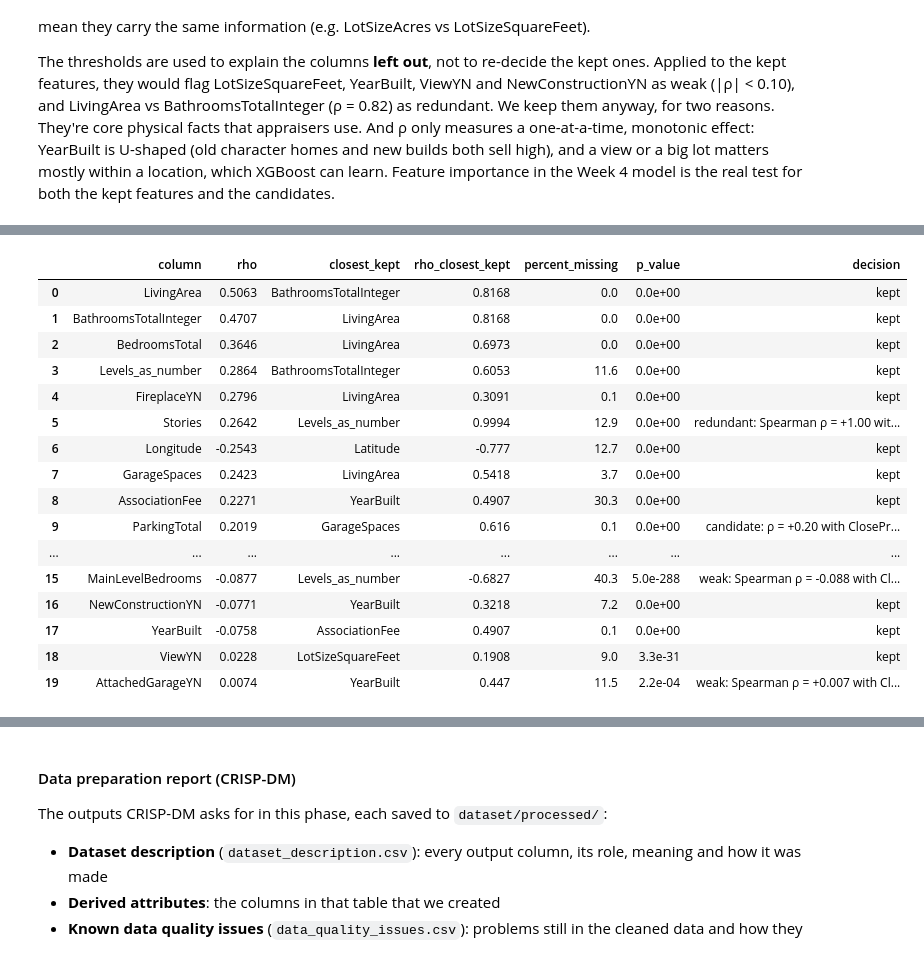
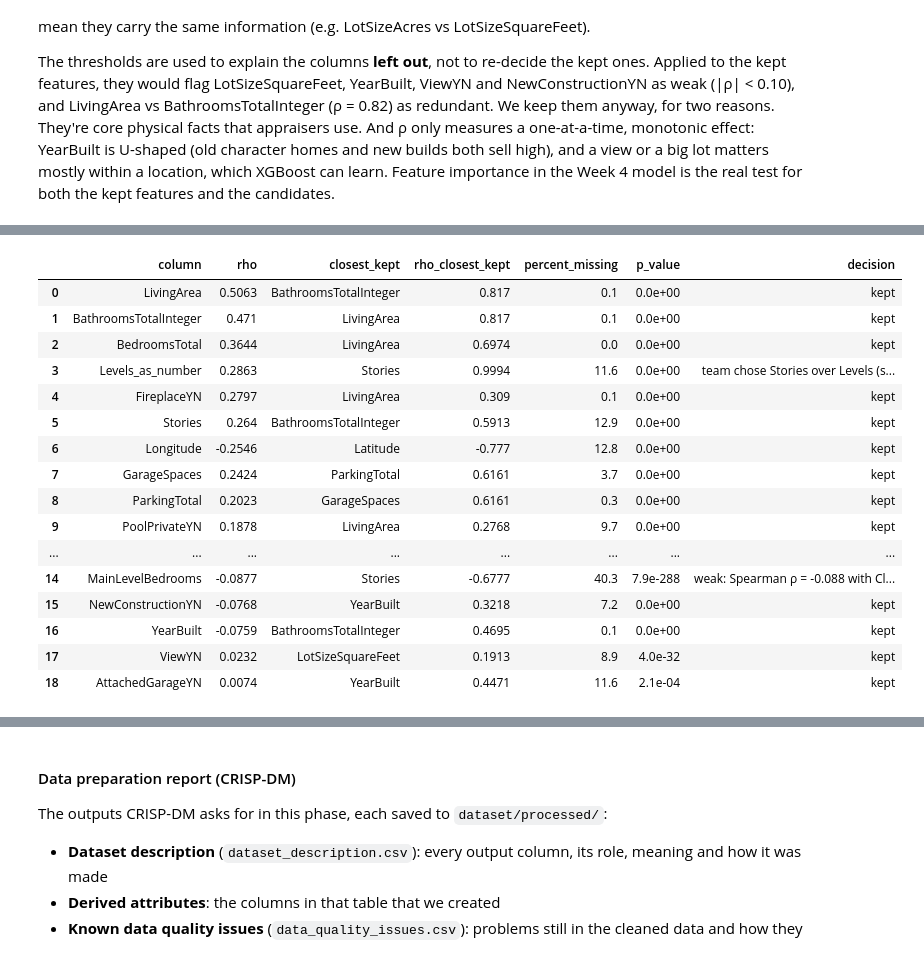
Before and after one commit to eemilycchen/IDX-Exchange-Data-Science, a Jupyter notebook: 02_preprocessing.ipynb, the cells around one changed output, grey strips where cells are left out. Drawn from its saved outputs; the diff is of its cells as text; code cells hidden in the pictures.

```diff
--- a/02_preprocessing.ipynb
+++ b/02_preprocessing.ipynb
@@ -105,7 +114,7 @@ def drop_columns(df, keep, split, step, reason_for):
 def load_months(months, split):
     dfs = []
     for m in months:
-        d = pd.read_csv(files[m], low_memory=False)
+        d = pd.read_csv(files[m], low_memory=False, dtype={"PostalCode": str})
         # schema drift: record which columns this file doesn't have
         missing = [c for c in ALL_COLUMNS if c not in d.columns]
         schema_log.append({"split": split, "month": m, "file": os.path.basename(files[m]),
@@ -426,22 +473,25 @@ CRISP-DM asks for correlation or significance checks when deciding which columns
 - **Categorical columns:** ε², the share of the variance in price *rank* that the categories explain (the Kruskal-Wallis effect size). It's adjusted for the number of categories, so 11k subdivisions aren't rewarded just for being many. Location is already in the model, so the deciding number is how much a column explains **beyond PostalCode**.
 - With ~285k rows nearly every p-value is tiny, so p only tells us an effect isn't zero. Decisions use the effect size, with the thresholds below.
 # %%
-WEAK_RHO = 0.10             # |ρ| with ClosePrice below this -> too weak to add
-REDUNDANT_RHO = 0.80        # |ρ| with a kept feature at or above this -> same information
-MIN_GAIN_BEYOND_ZIP = 0.02  # ε² beyond PostalCode below this -> location already covers it
+# Does this column relate to price? low means it has too little signal to add
+WEAK_RHO = 0.10
+# A copy of a column we already keep?
+REDUNDANT_RHO = 0.80
+# Does it tell us anything IP code doesn't?
+MIN_GAIN_BEYOND_ZIP = 0.02
 
 # Columns outside MODEL_FEATURES that get evidence (the not_selected ones, plus the redundant lot sizes)
-NUMERIC_CANDIDATES = ["Stories", "ParkingTotal", "MainLevelBedrooms", "AttachedGarageYN", "LotSizeAcres", "LotSizeArea"]
+NUMERIC_CANDIDATES = ["Levels_as_number", "MainLevelBedrooms", "LotSizeAcres", "LotSizeArea"]
 CATEGORICAL_CANDIDATES = ["HighSchoolDistrict", "HighSchool", "MiddleOrJuniorSchool", "ElementarySchool",
-                          "MLSAreaMajor", "Flooring", "SubdivisionName"]
-CATEGORICAL_KEPT = ["City", "CountyOrParish", "PostalCode", "Levels"]
+                          "MLSAreaMajor", "Flooring", "SubdivisionName", "Levels"]
+CATEGORICAL_KEPT = ["City", "CountyOrParish", "PostalCode"]
 # evidence only: Levels as a number, so it can be compared with Stories in the heatmap
 LEVELS_AS_NUMBER = {"One": 1, "Two": 2, "ThreeOrMore": 3}
 
 
 def numeric_kept(train):
-    # kept numeric features that exist before step 4 (HasHOA is made there)
-    return [c for c in MODEL_FEATURES if c not in CATEGORICAL_KEPT and c in train] + ["Levels_as_number"]
+    # kept numeric features that exist in the raw train data
+    return [c for c in MODEL_FEATURES if c not in CATEGORICAL_KEPT and c in train]
 
 
 def rank_epsilon2(values, groups, total_ss):
@@ -452,9 +502,10 @@ def rank_epsilon2(values, groups, total_ss):
     return float((ssb - (k - 1) * msw) / total_ss)
 
 
+# this is used in spearman correlation heat map
 def field_evidence(train):
     df = train.copy()
-    for c in YN_COLS + ["AttachedGarageYN"]:
+    for c in YN_COLS:
         df[c] = df[c].map({True: 1, False: 0, "True": 1, "False": 0})  # keep NaN as NaN
     df["Levels_as_number"] = df["Levels"].map(LEVELS_AS_NUMBER)
     kept = numeric_kept(df)
@@ -490,9 +541,8 @@ def field_evidence(train):
     # to_json writes missing pairs as null, so params.json stays valid JSON
     return {"spearman": json.loads(corr.round(4).to_json()), "columns": columns}
 
-
+ # The reason a column was left out, from its field_evidence numbers and the thresholds above
 def selection_reason(ev):
-    # The reason a column was left out, from its field_evidence numbers and the thresholds above
     miss = f"{ev['percent_missing']}% missing in train"
     if ev["kind"] == "numeric":
         if abs(ev["rho_closest_kept"]) >= REDUNDANT_RHO:
@@ -527,8 +577,8 @@ stage = drop_reported_later(stage)  # before fit_params, so train values don't i
 
 params = fit_params(stage["train"])  # TRAIN ONLY
 params["cleaning_rules"] = {
-    "min_sqft_per_bedroom": MIN_SQFT_PER_BEDROOM,
-    "max_baths_per_bedroom": MAX_BATHS_PER_BEDROOM,
+    # min_sqft_per_bedroom / max_baths_per_bedroom: on hold until 10/31/2026, not applied
+    "valid_ranges": {c: list(r) for c, r in VALID_RANGES.items()},
 }
 params["data_snapshot"] = {
     "files": {m: os.path.basename(files[m]) for m in [*TRAIN_MONTHS, VAL_MONTH, TEST_MONTH]},
@@ -538,12 +588,12 @@ params["data_snapshot"] = {
 params["field_evidence"] = field_evidence(stage["train"])  # TRAIN ONLY, before outliers/imputation
 with open(os.path.join(OUT_DIR, "params.json"), "w") as f:
     json.dump(params, f, indent=2)
-print({k: v for k, v in params.items() if k not in ("city_centroid", "column_profile", "field_evidence")})
+print({k: v for k, v in params.items() if k not in ("column_profile", "field_evidence")})
 
 clean = {}
 for split, df in stage.items():
     df = remove_outliers(df, params, split)
-    df = fill_missing(df, params, split)
+    df = add_missing_flags(df, split)
     clean[split] = finalize(df, params, split)
 
 {k: v.shape for k, v in clean.items()}
@@ -667,33 +710,33 @@ plt.show()
 # %%
 # One row per evidence column: the numbers, and the decision drop_reason made from them
-kept_cols = set(MODEL_FEATURES) | {"Levels_as_number"}
+kept_cols = set(MODEL_FEATURES)
 evidence = (pd.DataFrame(params["field_evidence"]["columns"]).T
               .assign(decision=lambda t: [
                   "kept" if c in kept_cols else drop_reason(c, params)[1] for c in t.index])
               .rename_axis("column").reset_index())
 evidence["p_value"] = evidence["p_value"].map("{:.1e}".format)
 evidence.to_csv(os.path.join(OUT_DIR, "field_selection_evidence.csv"), index=False)
 show = ["column", "percent_missing", "p_value", "decision"]
 display(evidence.loc[evidence["kind"] == "numeric", ["column", "rho", "closest_kept", "rho_closest_kept"] + show[1:]]
                 .sort_values("rho", key=abs, ascending=False, ignore_index=True))
 display(evidence.loc[evidence["kind"] == "categorical", ["column", "n_levels", "eps2", "eps2_beyond_zip"] + show[1:]]
                 .sort_values("eps2", ascending=False, ignore_index=True))
 # %% [output]
 |  | column | rho | closest_kept | rho_closest_kept | percent_missing | p_value | decision |
-| 0 | LivingArea | 0.5063 | BathroomsTotalInteger | 0.8168 | 0.0 | 0.0e+00 | kept |
-| 1 | BathroomsTotalInteger | 0.4707 | LivingArea | 0.8168 | 0.0 | 0.0e+00 | kept |
-| 2 | BedroomsTotal | 0.3646 | LivingArea | 0.6973 | 0.0 | 0.0e+00 | kept |
-| 3 | Levels_as_number | 0.2864 | BathroomsTotalInteger | 0.6053 | 11.6 | 0.0e+00 | kept |
-| 4 | FireplaceYN | 0.2796 | LivingArea | 0.3091 | 0.1 | 0.0e+00 | kept |
-| 5 | Stories | 0.2642 | Levels_as_number | 0.9994 | 12.9 | 0.0e+00 | redundant: Spearman ρ = +1.00 wit... |
-| 6 | Longitude | -0.2543 | Latitude | -0.777 | 12.7 | 0.0e+00 | kept |
-| 7 | GarageSpaces | 0.2423 | LivingArea | 0.5418 | 3.7 | 0.0e+00 | kept |
-| 8 | AssociationFee | 0.2271 | YearBuilt | 0.4907 | 30.3 | 0.0e+00 | kept |
-| 9 | ParkingTotal | 0.2019 | GarageSpaces | 0.616 | 0.1 | 0.0e+00 | candidate: ρ = +0.20 with ClosePr... |
+| 0 | LivingArea | 0.5063 | BathroomsTotalInteger | 0.817 | 0.1 | 0.0e+00 | kept |
+| 1 | BathroomsTotalInteger | 0.471 | LivingArea | 0.817 | 0.1 | 0.0e+00 | kept |
+| 2 | BedroomsTotal | 0.3644 | LivingArea | 0.6974 | 0.0 | 0.0e+00 | kept |
+| 3 | Levels_as_number | 0.2863 | Stories | 0.9994 | 11.6 | 0.0e+00 | team chose Stories over Levels (s... |
+| 4 | FireplaceYN | 0.2797 | LivingArea | 0.309 | 0.1 | 0.0e+00 | kept |
+| 5 | Stories | 0.264 | BathroomsTotalInteger | 0.5913 | 12.9 | 0.0e+00 | kept |
+| 6 | Longitude | -0.2546 | Latitude | -0.777 | 12.8 | 0.0e+00 | kept |
+| 7 | GarageSpaces | 0.2424 | ParkingTotal | 0.6161 | 3.7 | 0.0e+00 | kept |
+| 8 | ParkingTotal | 0.2023 | GarageSpaces | 0.6161 | 0.3 | 0.0e+00 | kept |
+| 9 | PoolPrivateYN | 0.1878 | LivingArea | 0.2768 | 9.7 | 0.0e+00 | kept |
 | ... | ... | ... | ... | ... | ... | ... | ... |
-| 15 | MainLevelBedrooms | -0.0877 | Levels_as_number | -0.6827 | 40.3 | 5.0e-288 | weak: Spearman ρ = -0.088 with Cl... |
-| 16 | NewConstructionYN | -0.0771 | YearBuilt | 0.3218 | 7.2 | 0.0e+00 | kept |
-| 17 | YearBuilt | -0.0758 | AssociationFee | 0.4907 | 0.1 | 0.0e+00 | kept |
-| 18 | ViewYN | 0.0228 | LotSizeSquareFeet | 0.1908 | 9.0 | 3.3e-31 | kept |
-| 19 | AttachedGarageYN | 0.0074 | YearBuilt | 0.447 | 11.5 | 2.2e-04 | weak: Spearman ρ = +0.007 with Cl... |
+| 14 | MainLevelBedrooms | -0.0877 | Stories | -0.6777 | 40.3 | 7.9e-288 | weak: Spearman ρ = -0.088 with Cl... |
+| 15 | NewConstructionYN | -0.0768 | YearBuilt | 0.3218 | 7.2 | 0.0e+00 | kept |
+| 16 | YearBuilt | -0.0759 | BathroomsTotalInteger | 0.4695 | 0.1 | 0.0e+00 | kept |
+| 17 | ViewYN | 0.0232 | LotSizeSquareFeet | 0.1913 | 8.9 | 4.0e-32 | kept |
+| 18 | AttachedGarageYN | 0.0074 | YearBuilt | 0.4471 | 11.6 | 2.1e-04 | kept |
 |  | column | n_levels | eps2 | eps2_beyond_zip | percent_missing | p_value | decision |
```
Also changed, not shown: parts of 17 cells of this notebook, 1 other file.
